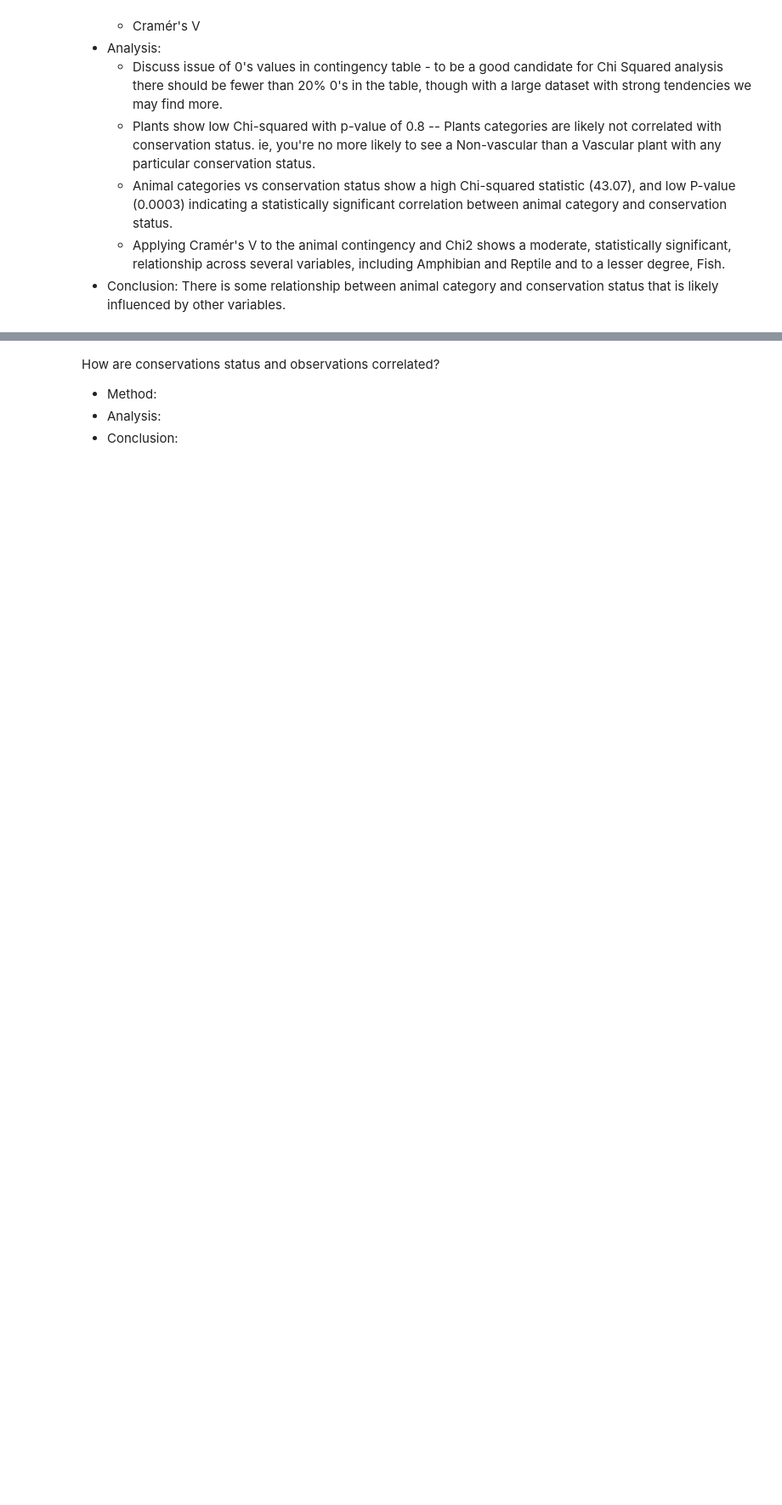
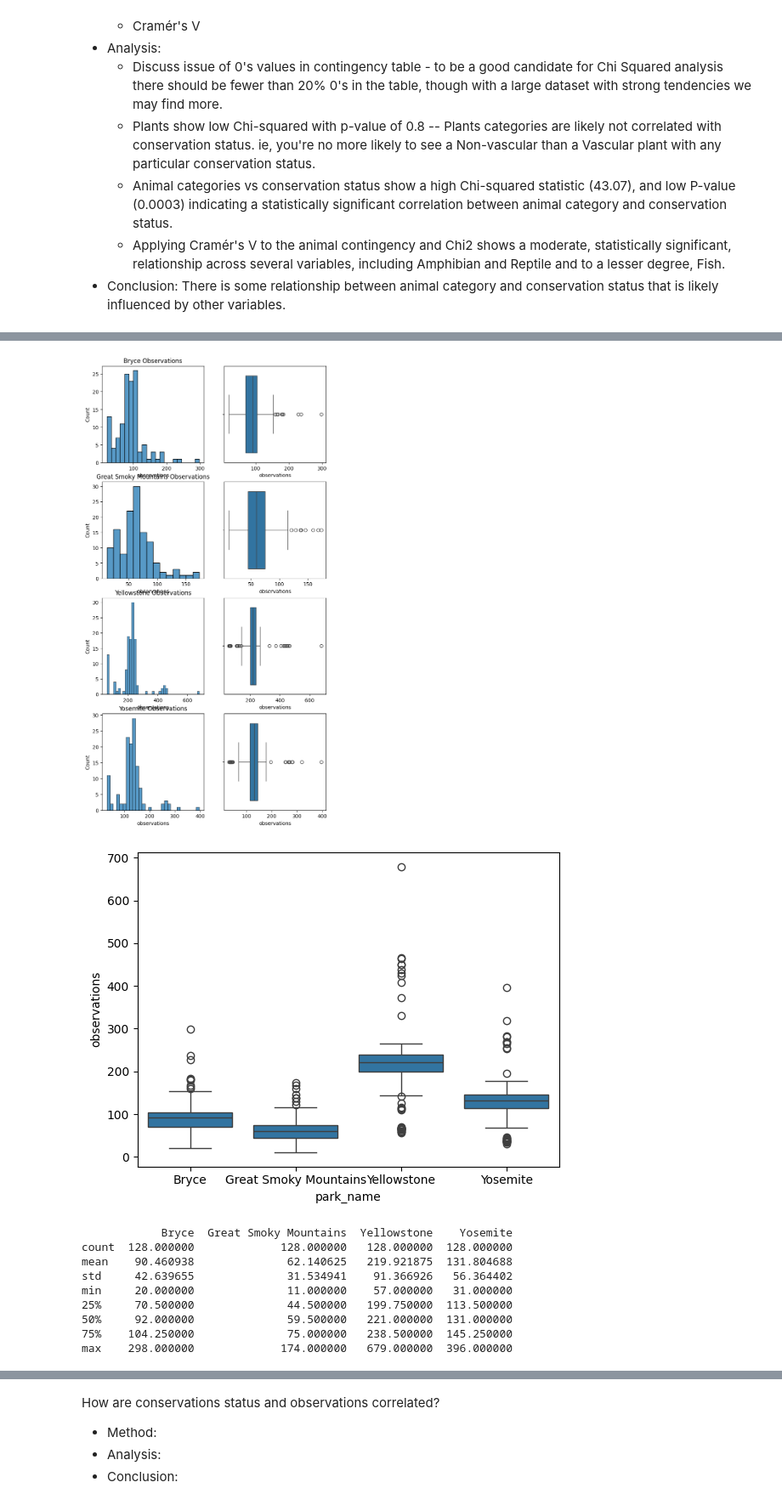
Before and after one commit to Matthewsabk/biodiversity, a Jupyter notebook: biodiversity.ipynb, the cells around one changed output, grey strips where cells are left out. Shown at 85% size. Saved outputs shown, nothing was run; the diff lists cells and outputs as text; code cells hidden in the pictures; blank space fills up the shorter version.

```diff
--- a/biodiversity.ipynb
+++ b/biodiversity.ipynb
@@ -292,25 +338,40 @@ Is National park correlated with observations counts?
 - Analysis:
 - Conclusion:
 # %%
-area_normed_observations = (biodiv['observations']/biodiv['factor'])
+biodiv_conservation_animals = biodiv_animals[biodiv_animals['protection_listing']==1]
 parks = list(biodiv['park_name'].unique())
 num = 1
 plt.figure(figsize=(8,16))
 park_describe = {}
 for park in parks:
-    park_biodiv = biodiv[biodiv['park_name']==park]
+    park_biodiv = biodiv_conservation_animals[biodiv_conservation_animals['park_name']==park]
     park_mean = park_biodiv['observations'].describe(include=all)
     park_describe[park]= park_mean
     plt.subplot(4,2,num)
     sns.histplot(park_biodiv['observations'])
     plt.title(park + ' Observations')
     num +=1
     plt.subplot(4,2,num)
     sns.boxplot(x='observations', data=park_biodiv)
     num +=1
 plt.show()
-plt.clf()
+plt.close('all')
+sns.boxplot(data=biodiv_conservation_animals, x='park_name', y='observations')
+plt.show()
+plt.close('all')
 parks_describe_df = pd.DataFrame(park_describe)
 print(parks_describe_df)
+# %% [output]
+[figure, added]
+[figure, added]
+            Bryce  Great Smoky Mountains  Yellowstone    Yosemite
+count  128.000000             128.000000   128.000000  128.000000
+mean    90.460938              62.140625   219.921875  131.804688
+std     42.639655              31.534941    91.366926   56.364402
+min     20.000000              11.000000    57.000000   31.000000
+25%     70.500000              44.500000   199.750000  113.500000
+50%     92.000000              59.500000   221.000000  131.000000
+75%    104.250000              75.000000   238.500000  145.250000
+max    298.000000             174.000000   679.000000  396.000000
 # %%
 #ANOVA using OLS- Ordinary Least Squares
```
Also changed, not shown: parts of 20 cells of this notebook, 1 other file.
